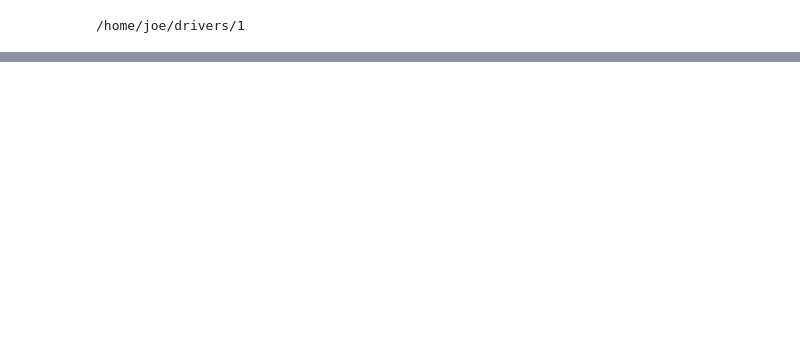
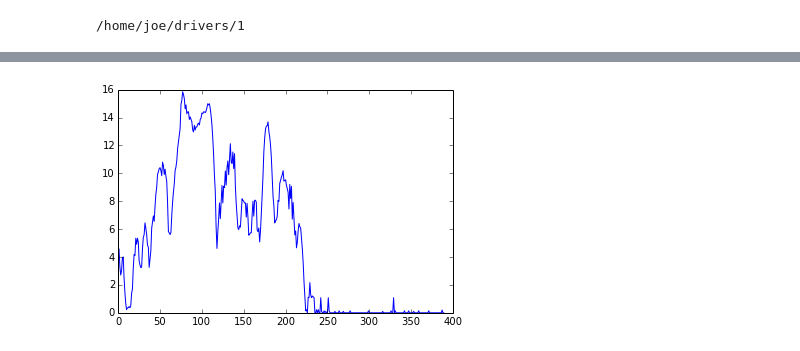
Before and after one commit to smoussa/seahorse-ml, a Jupyter notebook: notebooks/Drivers1.ipynb, the cells around one changed output, grey strips where cells are left out. Saved outputs shown, nothing was run; the diff lists cells and outputs as text; code cells hidden in the pictures; blank space fills up the shorter version.

```diff
--- a/notebooks/Drivers1.ipynb
+++ b/notebooks/Drivers1.ipynb
@@ -65 +59,6 @@ plt.hist(avg_speeds)
 [figure]
+# %%
+plt.plot(speeds[4])
+plt.show()
+# %% [output]
+[figure, added]
```
Also changed, not shown: parts of 17 cells of this notebook.
